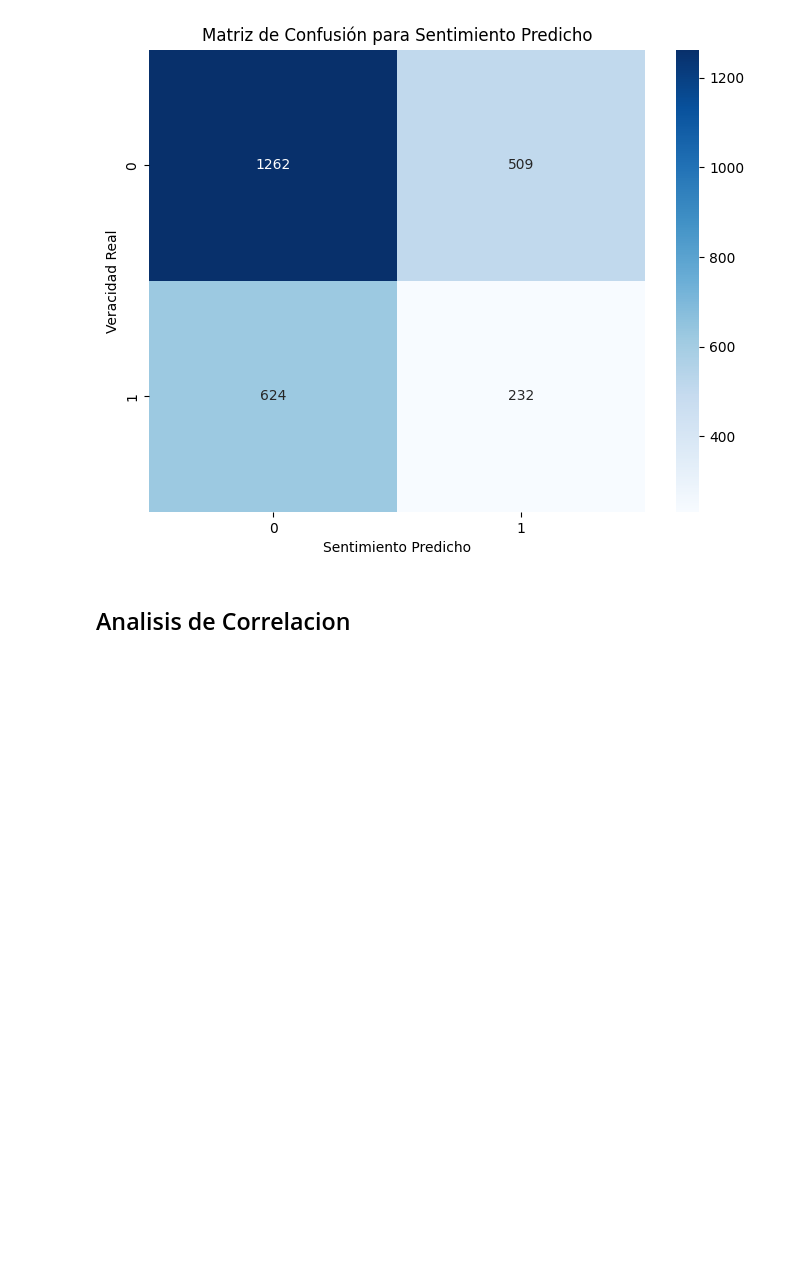
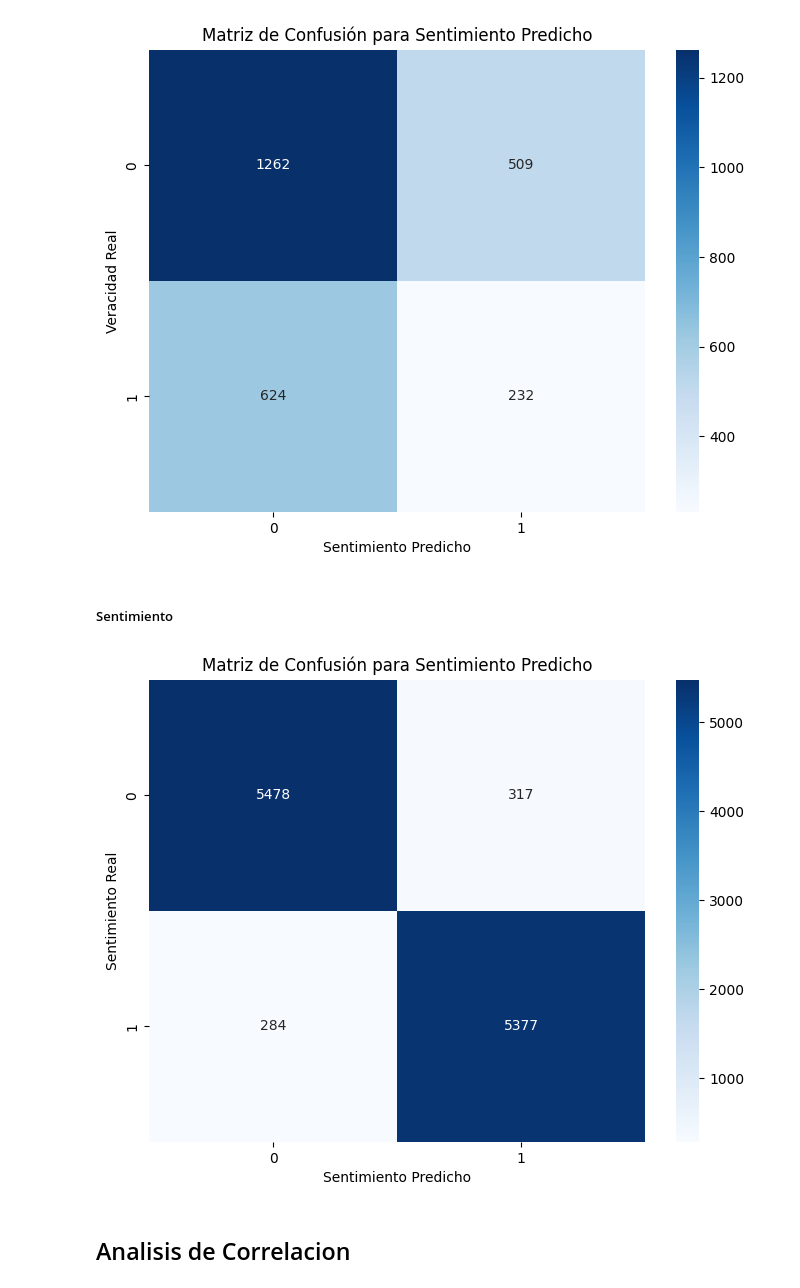
Before and after one commit to Verificado-Profesional/model-evaluation, a Jupyter notebook: relation_analysis.ipynb, the cells around one changed output. Cells and saved outputs as stored; diff of their text form; code cells hidden in the pictures; blank space fills up the shorter version.

```diff
--- a/relation_analysis.ipynb
+++ b/relation_analysis.ipynb
@@ -100,3 +99,5 @@ plot_confusion_matrix(df_arg['clasificacion'],df_arg['veracity_label'],'Veracida
 plot_confusion_matrix(df_arg['clasificacion'],df_arg['sentiment_label'],'Sentimiento Predicho')
 # %% [output]
 [figure]
+# %% [markdown]
+##### Sentimiento
@@ -103,2 +107,12 @@ plot_confusion_matrix(df_arg['clasificacion'],df_arg['sentiment_label'],'Sentimi
+# %%
+conf_matrix_sentiment = confusion_matrix(df_test['sentimiento'], df_test['sentiment_label'])
+plt.figure(figsize=(8, 6))
+sns.heatmap(conf_matrix_sentiment, annot=True, fmt='d', cmap='Blues')
+plt.title(f'Matriz de Confusión para Sentimiento Predicho')
+plt.xlabel(f'Sentimiento Predicho')
+plt.ylabel('Sentimiento Real')
+plt.show()
+# %% [output]
+[figure, added]
 # %% [markdown]
 ## Analisis de Correlacion
```
Also changed, not shown: parts of 14 cells of this notebook, 1 other file.
